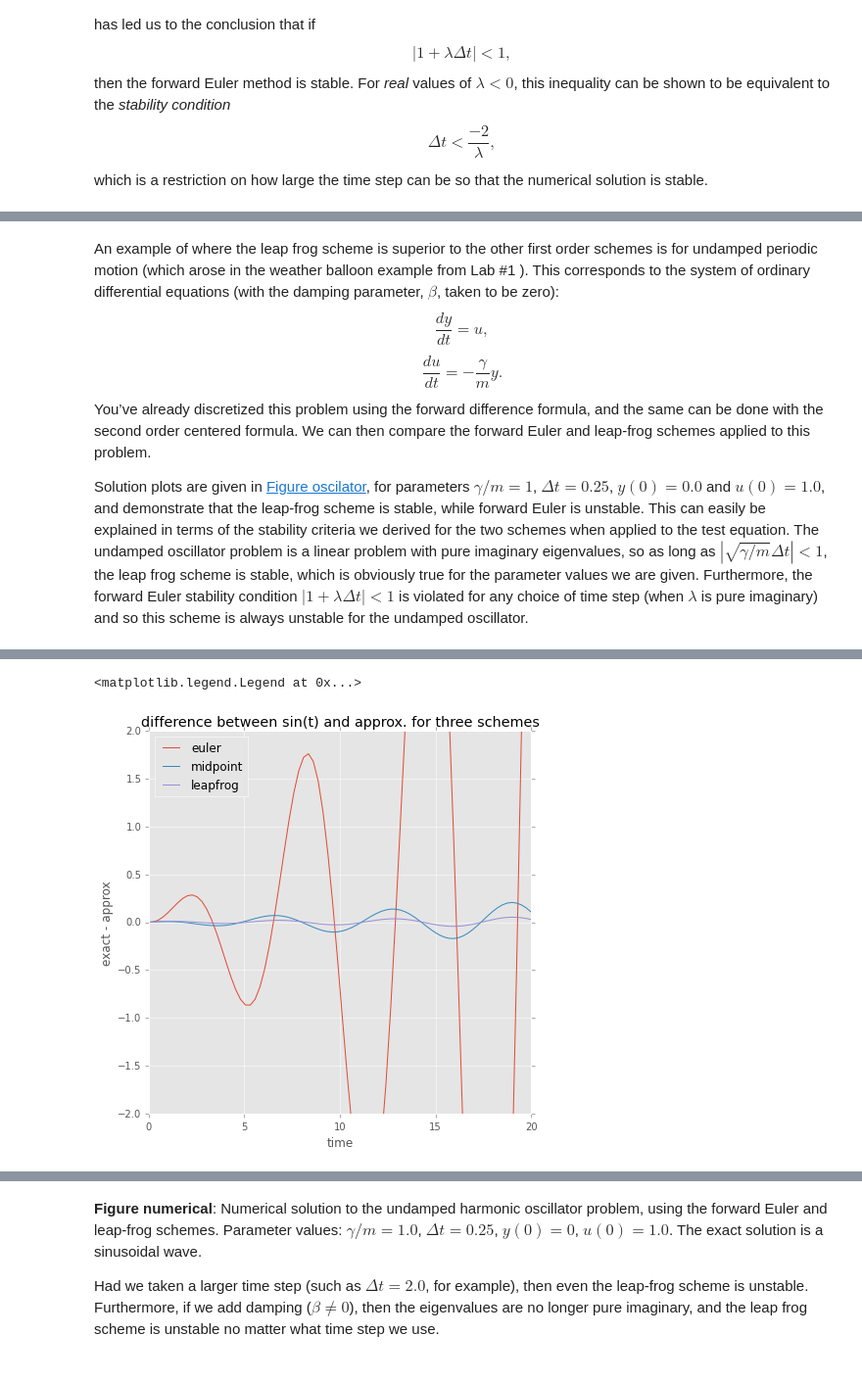
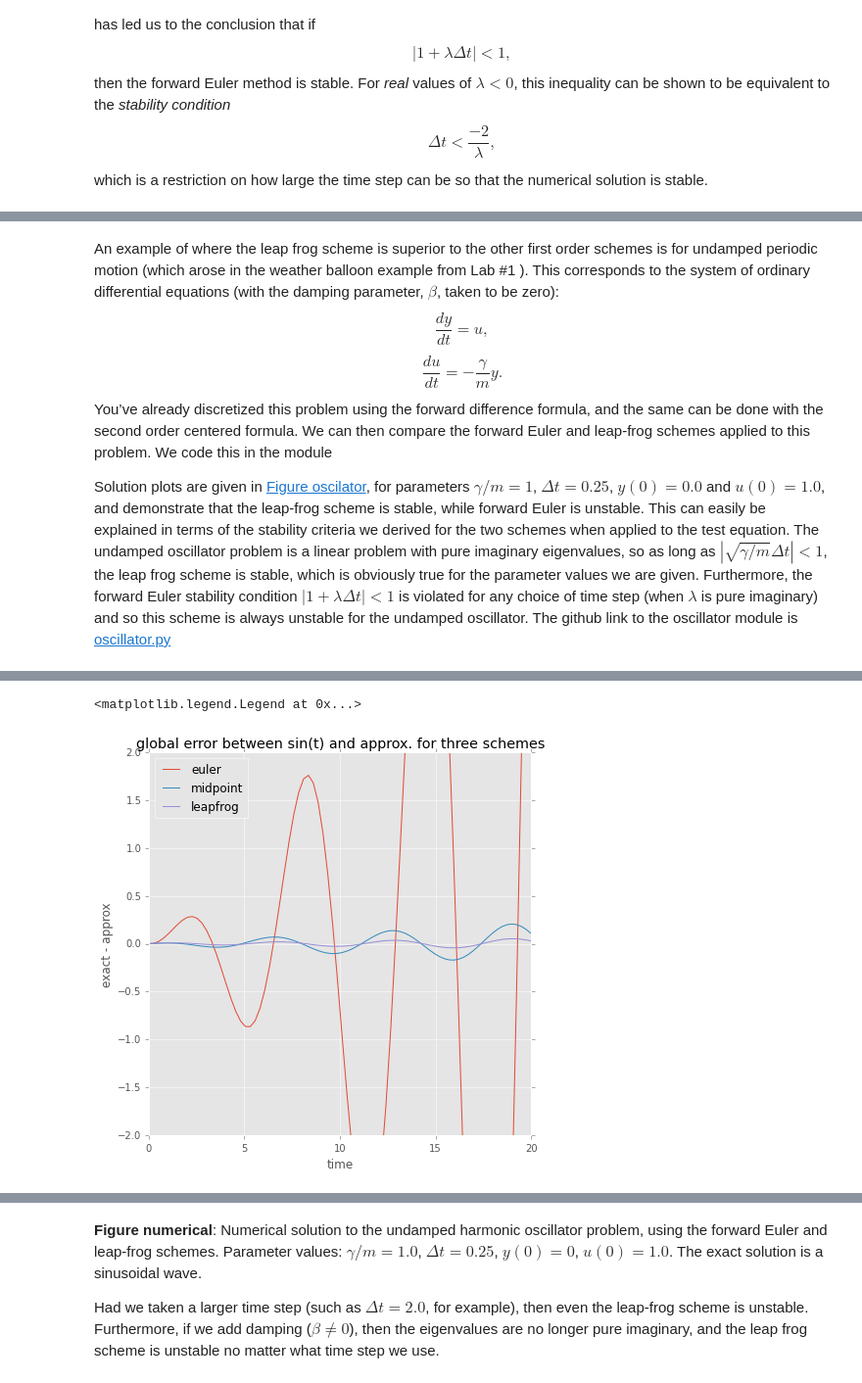
Before and after one commit to tjarnikova/numeric, a Jupyter notebook: lab2/lab2.ipynb, the cells around one changed output, grey strips where cells are left out. Shown at 98% size. Cells and saved outputs as stored; diff of their text form; code cells hidden in the pictures.

```diff
--- a/lab2/lab2.ipynb
+++ b/lab2/lab2.ipynb
@@ -763,7 +769,8 @@ taken to be zero): $$\frac{dy}{dt} = u,$$
 $$\frac{du}{dt} = - \frac{\gamma}{m} y.$$ You’ve already discretized
 this problem using the forward difference formula, and the same can be
 done with the second order centered formula. We can then compare the
-forward Euler and leap-frog schemes applied to this problem.
+forward Euler and leap-frog schemes applied to this problem.  We code this
+in the module
 
 Solution plots are given in [Figure oscilator](#fig_oscillator), for
 parameters $\gamma/m=1$, $\Delta t=0.25$, $y(0)=0.0$ and $u(0)=1.0$, and
@@ -777,25 +784,25 @@ values we are given. Furthermore, the forward Euler stability condition
 $|1+\lambda\Delta
   t|<1$ is violated for any choice of time step (when $\lambda$ is pure
 imaginary) and so this scheme is always unstable for the undamped
-oscillator.
+oscillator.  The github link to the oscillator module is [oscillator.py](https://github.com/phaustin/numeric/blob/master/numlabs/lab2/oscillator.py)
 # %% [markdown]
 <a name="fig_oscillator"></a>
 # %%
 import numlabs.lab2.oscillator as os
 the_times=np.linspace(0,20.,80)
 yvec_init=[0,1]
 output_euler=os.euler(the_times,yvec_init)
 output_mid=os.midpoint(the_times,yvec_init)
 output_leap=os.leapfrog(the_times,yvec_init)
 answer=np.sin(the_times)
 plt.style.use('ggplot')
 fig,ax=plt.subplots(1,1,figsize=(7,7))
 ax.plot(the_times,(output_euler[0,:]-answer),label='euler')
 ax.plot(the_times,(output_mid[0,:]-answer),label='midpoint')
 ax.plot(the_times,(output_leap[0,:]-answer),label='leapfrog')
-ax.set(ylim=[-2,2],xlim=[0,20],title='difference between sin(t) and approx. for three schemes',
+ax.set(ylim=[-2,2],xlim=[0,20],title='global error between sin(t) and approx. for three schemes',
       xlabel='time',ylabel='exact - approx')
 ax.legend(loc='best')
 # %% [output]
 <matplotlib.legend.Legend at 0x...>
-[figure, old version]
+[figure, new version]
```
Also changed, not shown: parts of 12 cells of this notebook, 1 other file.
